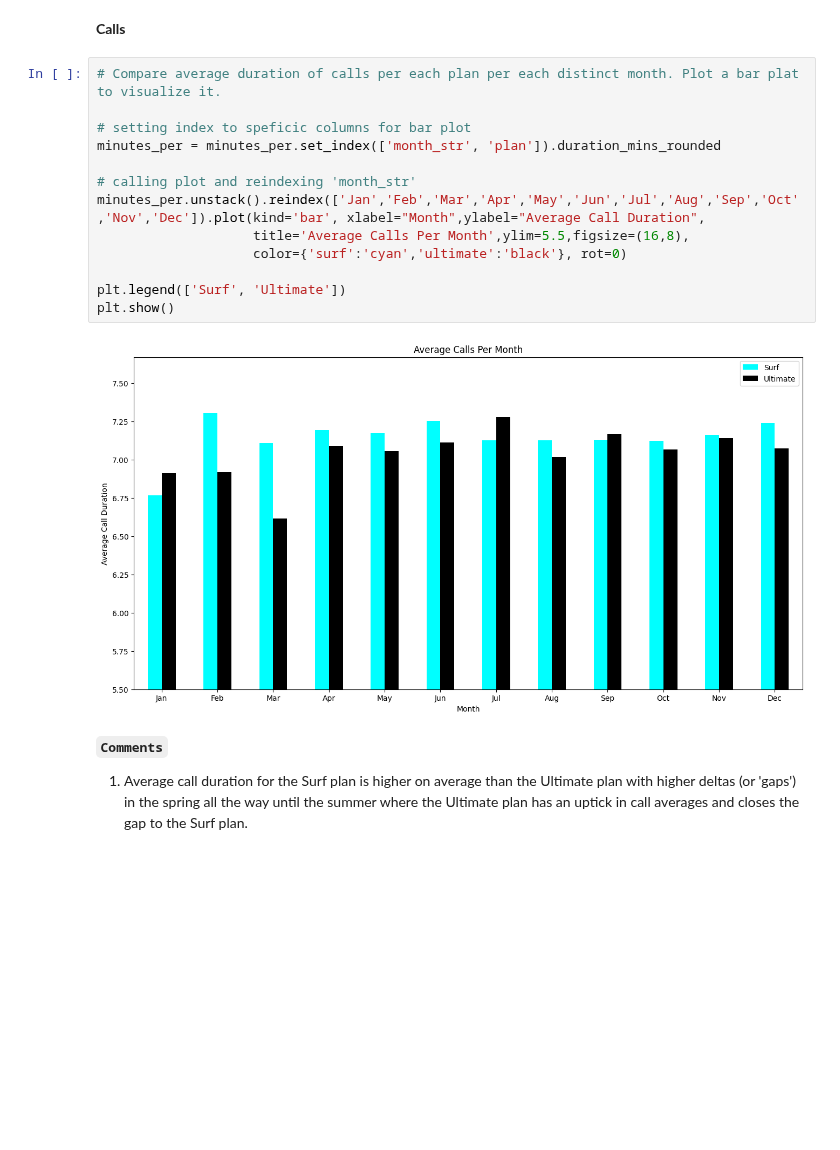
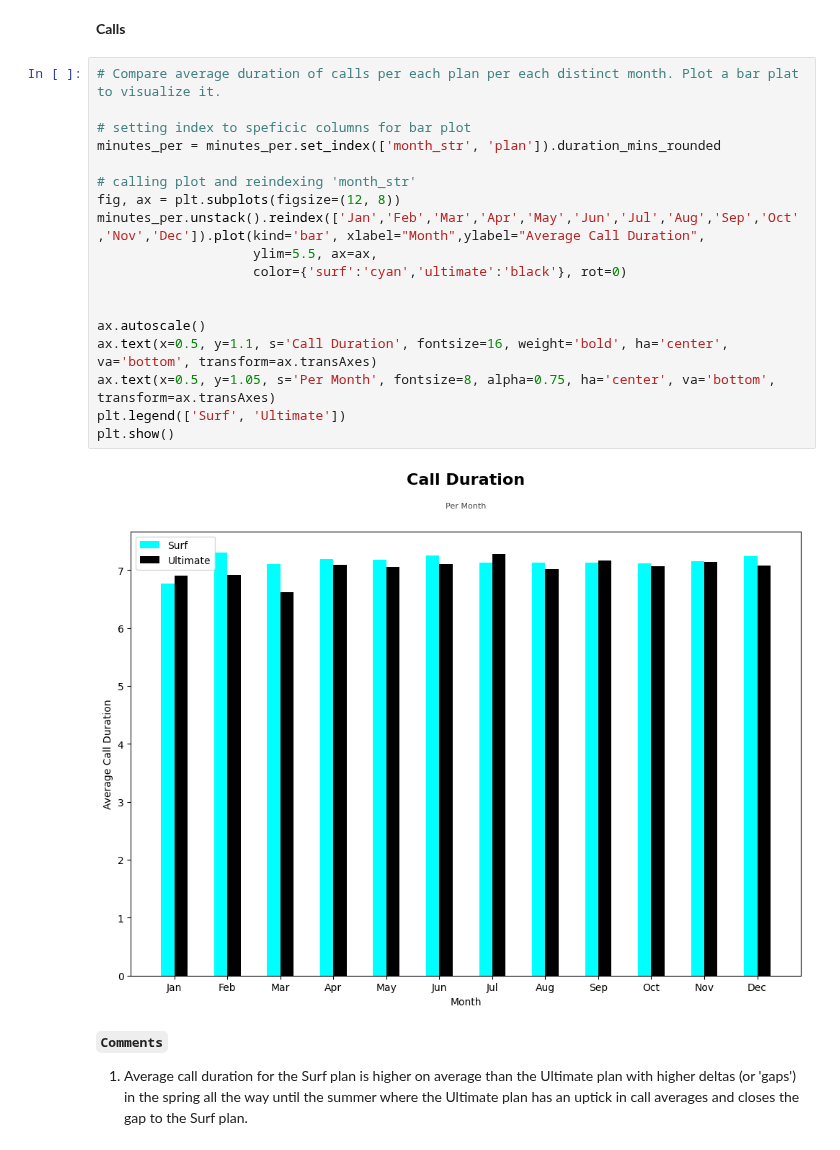
Before and after one commit to mattamx/Projects, a Jupyter notebook: TripleTen Projects/Sprint 3 - Statistical Data Analysis/Statistical Data Analysis.ipynb, the cells around one changed output. Drawn from its saved outputs; the diff is of its cells as text; blank space fills up the shorter version.

Commit message:
updates to charts and readme

```diff
--- a/TripleTen Projects/Sprint 3 - Statistical Data Analysis/Statistical Data Analysis.ipynb
+++ b/TripleTen Projects/Sprint 3 - Statistical Data Analysis/Statistical Data Analysis.ipynb
@@ -1085,18 +1155,23 @@ display(revenue_df)
 # %%
 # Compare average duration of calls per each plan per each distinct month. Plot a bar plat to visualize it.
 
 # setting index to speficic columns for bar plot
 minutes_per = minutes_per.set_index(['month_str', 'plan']).duration_mins_rounded
 
 # calling plot and reindexing 'month_str'
+fig, ax = plt.subplots(figsize=(12, 8))
 minutes_per.unstack().reindex(['Jan','Feb','Mar','Apr','May','Jun','Jul','Aug','Sep','Oct','Nov','Dec']).plot(kind='bar', xlabel="Month",ylabel="Average Call Duration",
-                    title='Average Calls Per Month',ylim=5.5,figsize=(16,8),
+                    ylim=5.5, ax=ax,
                     color={'surf':'cyan','ultimate':'black'}, rot=0)
 
+
+ax.autoscale()
+ax.text(x=0.5, y=1.1, s='Call Duration', fontsize=16, weight='bold', ha='center', va='bottom', transform=ax.transAxes)
+ax.text(x=0.5, y=1.05, s='Per Month', fontsize=8, alpha=0.75, ha='center', va='bottom', transform=ax.transAxes)
 plt.legend(['Surf', 'Ultimate'])
 plt.show()
 # %% [output]
-[figure, old version]
+[figure, new version]
 # %% [markdown]
 **`Comments`**
 
```
Also changed, not shown: parts of 24 cells of this notebook, 7 other files.
